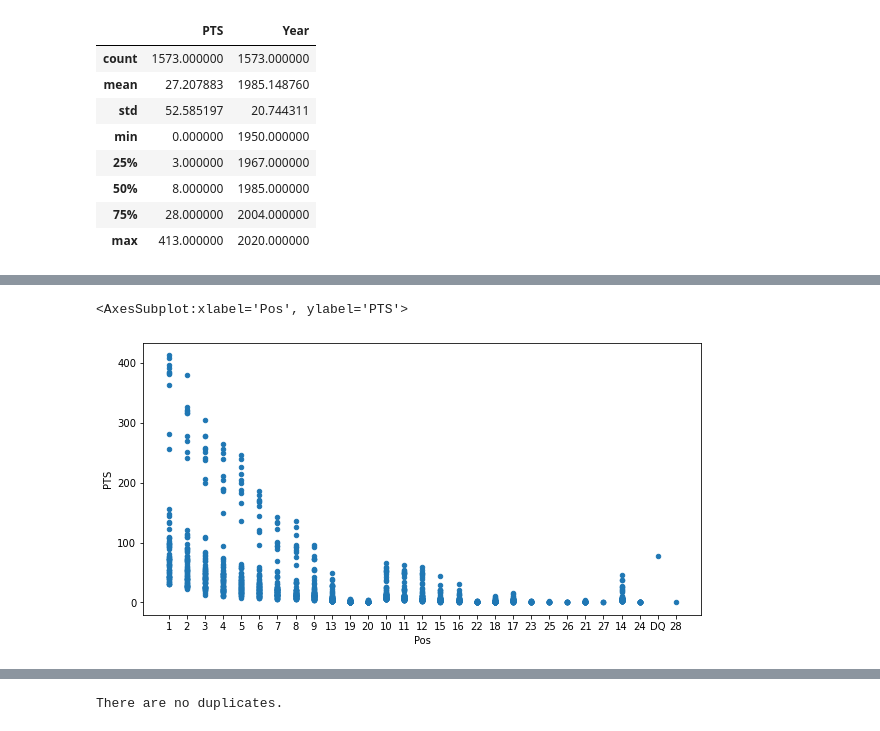
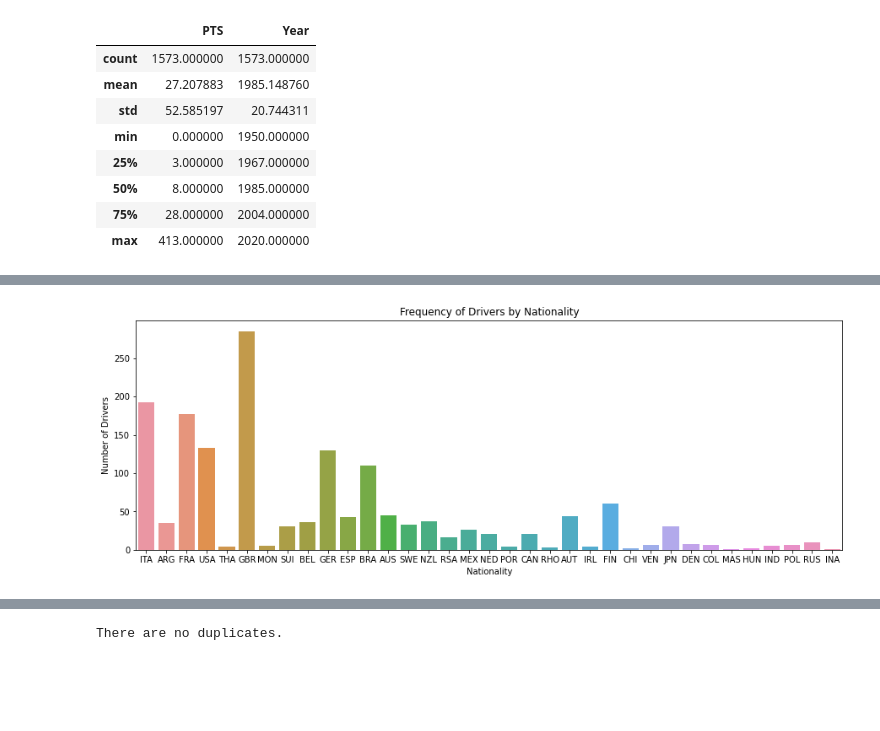
Before and after one commit to data301-2021-winter1/project-group12, a Jupyter notebook: notebooks/JordanK.ipynb, the cells around one changed output, grey strips where cells are left out. Saved outputs shown, nothing was run; the diff lists cells and outputs as text; code cells hidden in the pictures; blank space fills up the shorter version.

```diff
--- a/notebooks/JordanK.ipynb
+++ b/notebooks/JordanK.ipynb
@@ -75,5 +64,6 @@ This graph breaks down the all time points of all nationalities in F1 pointing t
-# %%
-f1data.plot.scatter(x="Pos", y="PTS", figsize=(10,5))
-# %% [output]
-<AxesSubplot:xlabel='Pos', ylabel='PTS'>
-[figure, removed]
+# %%
+c = sns.countplot(x="Nationality", data=f1data)
+c.set(ylabel="Number of Drivers", title="Frequency of Drivers by Nationality")
+c.figure.set_size_inches(15,5)
+# %% [output]
+[figure, added]
```
Also changed, not shown: parts of 40 cells of this notebook.
